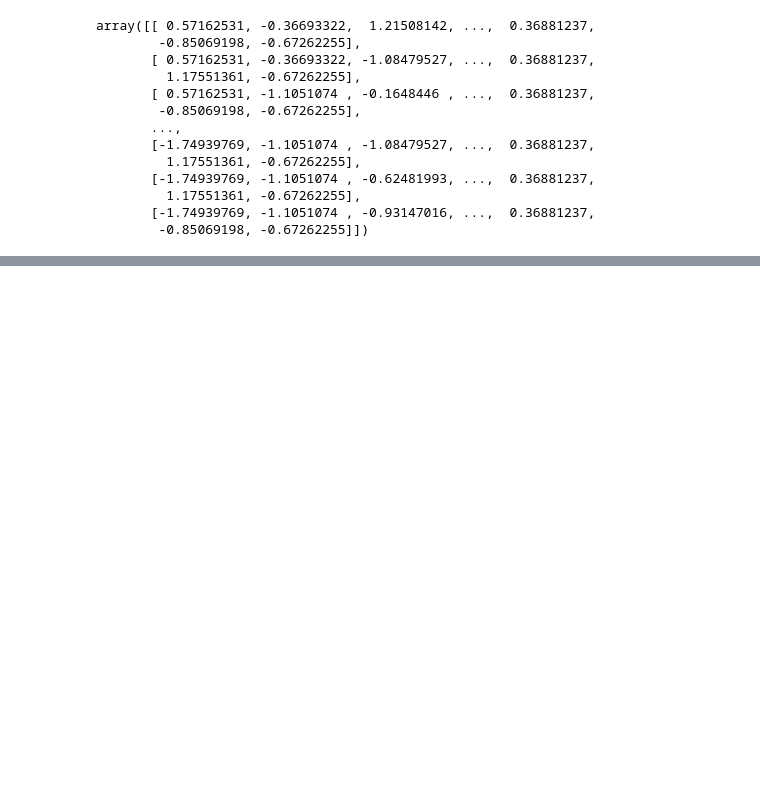
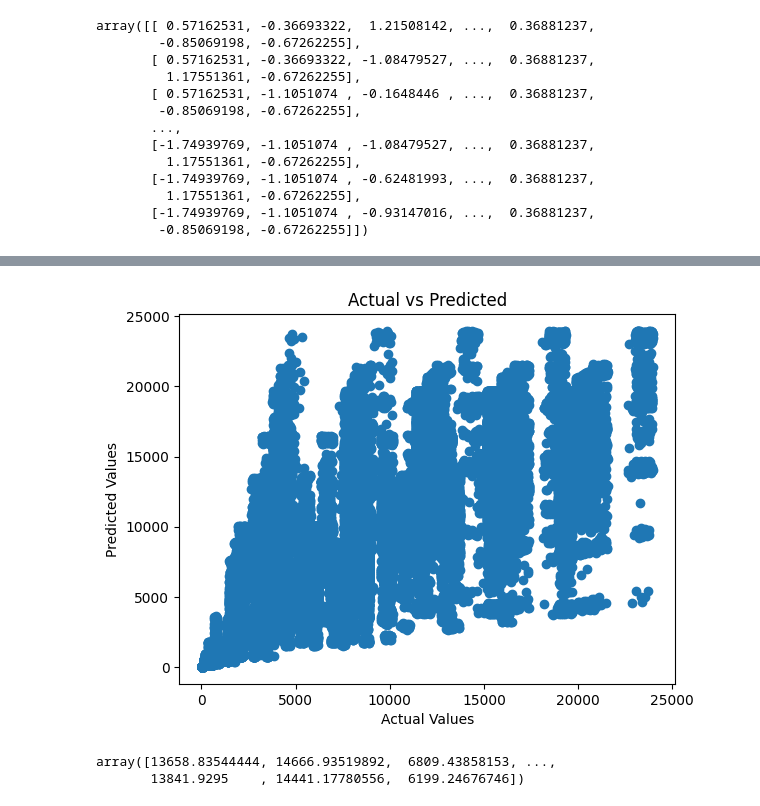
Before and after one commit to deCrystals/ABC-Sales-Analysis, a Jupyter notebook: model.ipynb, the cells around one changed output, grey strips where cells are left out. Cells and saved outputs as stored; diff of their text form; code cells hidden in the pictures; blank space fills up the shorter version.

```diff
--- a/model.ipynb
+++ b/model.ipynb
@@ -373,3 +395,11 @@ pred_2 = model_dtr.predict(X_test_scaled)
+# %%
+plt.scatter(y_test, pred_2)
+plt.xlabel("Actual Values")
+plt.ylabel("Predicted Values")
+plt.title("Actual vs Predicted")
+plt.show()
+# %% [output]
+[figure, added]
 # %%
 # Model C RandomForest Regessor
 import time
@@ -378,4 +408,8 @@ rfr = RandomForestRegressor(n_estimators=100, random_state=42)
 start = time.time()
 model_rfr = rfr.fit(X_train_scaled, y_train)
 end = time.time()
-pre_3 = model_rfr.predict(X_test_scaled)
+pred_3 = model_rfr.predict(X_test_scaled)
+pred_3
+# %% [output]
+array([13658.83544444, 14666.93519892,  6809.43858153, ...,
+       13841.9295    , 14441.17780556,  6199.24676746])
```
Also changed, not shown: parts of 30 cells of this notebook, 2 other files.
